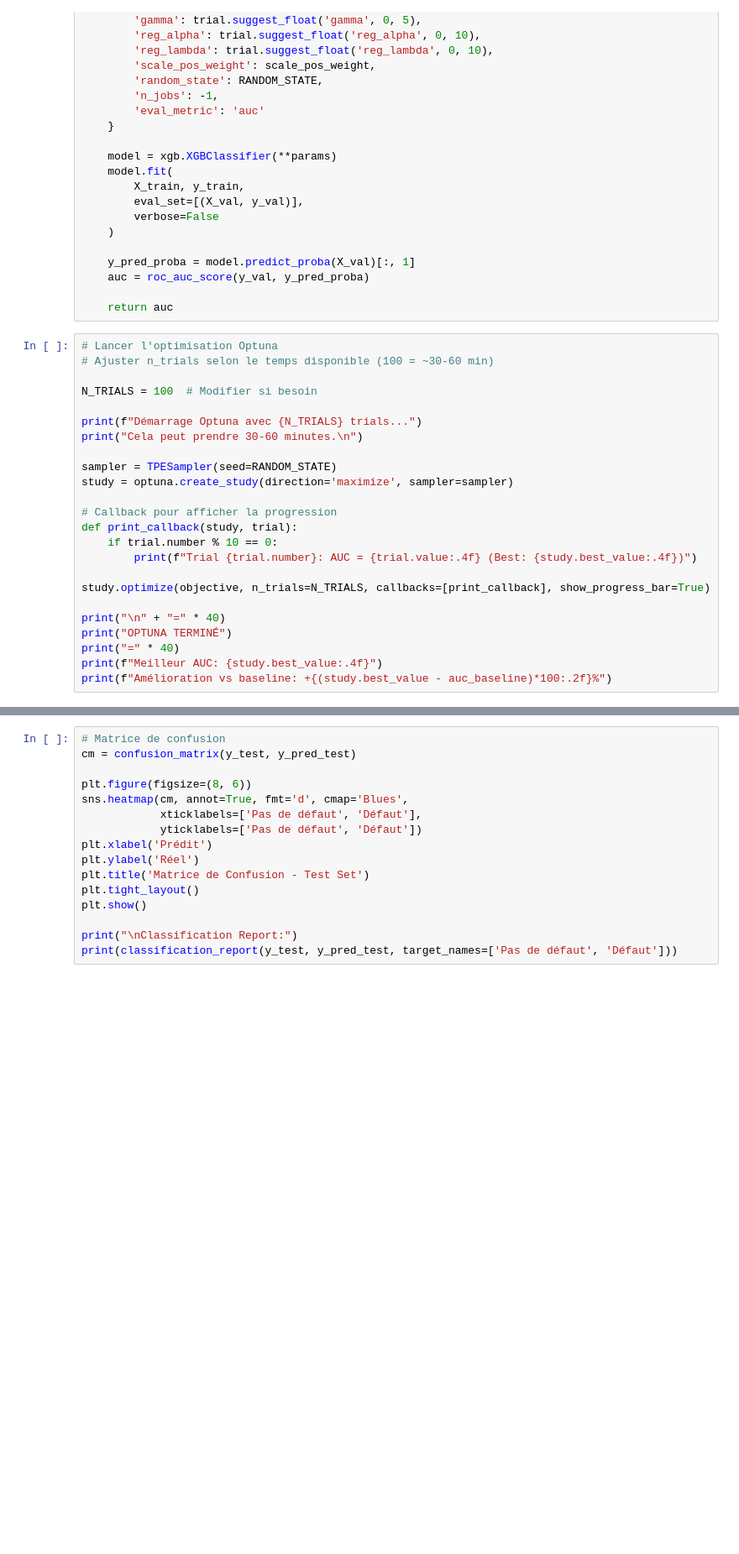
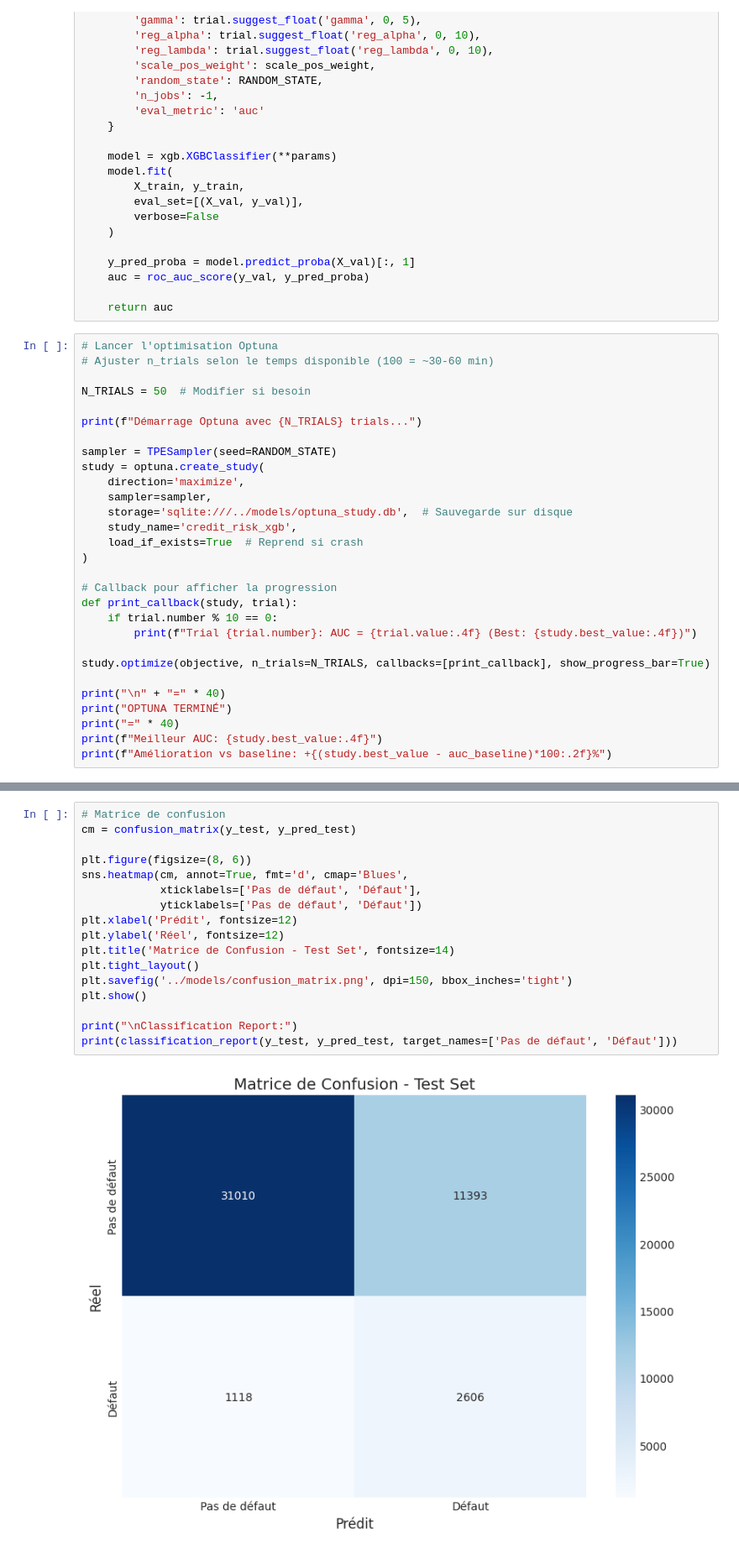
Before and after one commit to Danesamo/credit-risk-scoring-pipeline, a Jupyter notebook: notebooks/03_modeling.ipynb, the cells around one changed output, grey strips where cells are left out. Shown at 84% size. Drawn from its saved outputs; the diff is of its cells as text; blank space fills up the shorter version.

```diff
--- a/notebooks/03_modeling.ipynb
+++ b/notebooks/03_modeling.ipynb
@@ -247,13 +334,18 @@ def objective(trial):
 # Lancer l'optimisation Optuna
 # Ajuster n_trials selon le temps disponible (100 = ~30-60 min)
 
-N_TRIALS = 100  # Modifier si besoin
+N_TRIALS = 50  # Modifier si besoin
 
 print(f"Démarrage Optuna avec {N_TRIALS} trials...")
-print("Cela peut prendre 30-60 minutes.\n")
 
 sampler = TPESampler(seed=RANDOM_STATE)
-study = optuna.create_study(direction='maximize', sampler=sampler)
+study = optuna.create_study(
+    direction='maximize',
+    sampler=sampler,
+    storage='sqlite:///../models/optuna_study.db',  # Sauvegarde sur disque
+    study_name='credit_risk_xgb',
+    load_if_exists=True  # Reprend si crash
+)
 
 # Callback pour afficher la progression
 def print_callback(study, trial):
@@ -325,16 +461,19 @@ else:
 # %%
 # Matrice de confusion
 cm = confusion_matrix(y_test, y_pred_test)
 
 plt.figure(figsize=(8, 6))
 sns.heatmap(cm, annot=True, fmt='d', cmap='Blues',
             xticklabels=['Pas de défaut', 'Défaut'],
             yticklabels=['Pas de défaut', 'Défaut'])
-plt.xlabel('Prédit')
-plt.ylabel('Réel')
-plt.title('Matrice de Confusion - Test Set')
+plt.xlabel('Prédit', fontsize=12)
+plt.ylabel('Réel', fontsize=12)
+plt.title('Matrice de Confusion - Test Set', fontsize=14)
 plt.tight_layout()
+plt.savefig('../models/confusion_matrix.png', dpi=150, bbox_inches='tight')
 plt.show()
 
 print("\nClassification Report:")
 print(classification_report(y_test, y_pred_test, target_names=['Pas de défaut', 'Défaut']))
+# %% [output]
+[figure, added]
```
Also changed, not shown: parts of 35 cells of this notebook, 10 other files.
